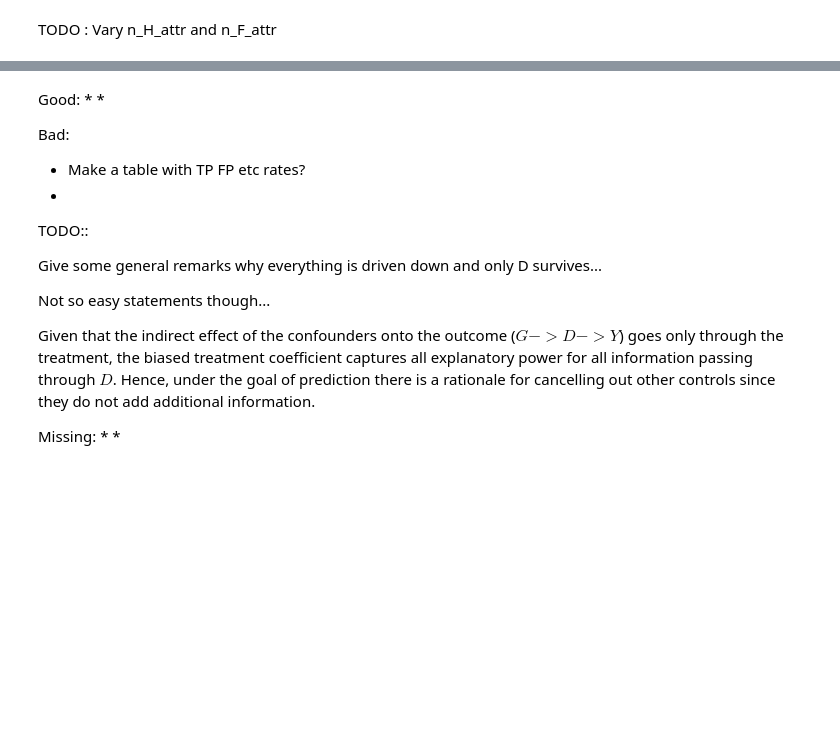
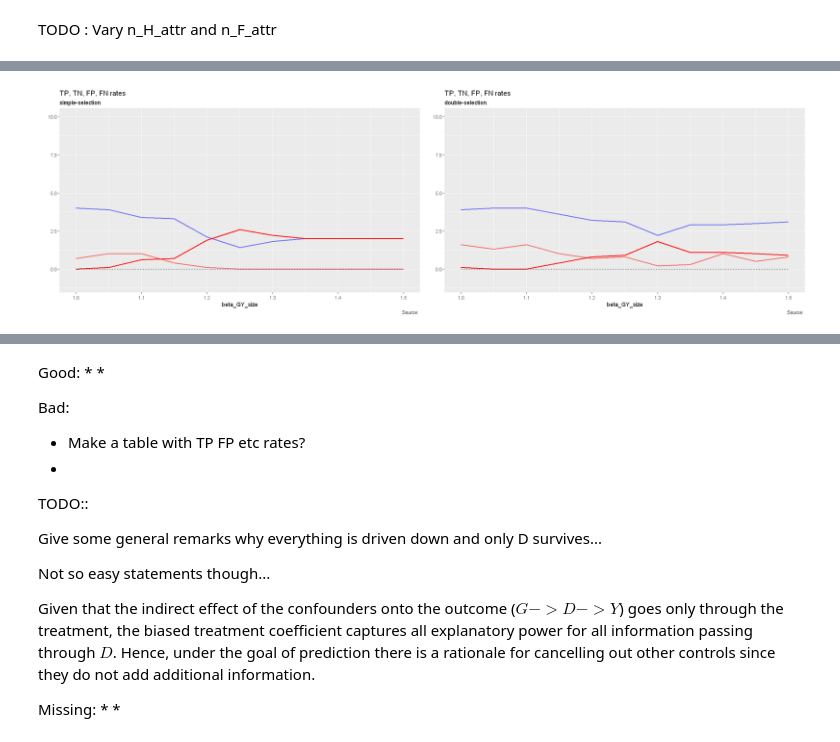
Before and after one commit to maxschae/compstat-project, a Jupyter notebook: CompStat_Project_Max_Schäfer.ipynb, the cells around one changed output, grey strips where cells are left out. Drawn from its saved outputs; the diff is of its cells as text; code cells hidden in the pictures; blank space fills up the shorter version.

```diff
--- a/CompStat_Project_Max_Schäfer.ipynb
+++ b/CompStat_Project_Max_Schäfer.ipynb
@@ -997,0 +1249,7 @@ TODO : Vary n_H_attr and n_F_attr
+# %%
+n_F_attr <- 30
+n_H_attr <- 30
+beta_F_size <- 1
+beta_H_size <- 1
+nonzero_controls <- 10
+beta_GD_size <- .25
@@ -997,0 +1295,18 @@ TODO : Vary n_H_attr and n_F_attr
+# %%
+selection_method <- "double"
+
+plots <- sim_plot_wrapper(dgp=dgp, R=R, iter_over=iter_over,
+                              sim_parameter_vec=sim_parameter_vec,
+                              selection_method=selection_method,
+                              n=n, n_F_attr=n_F_attr,
+                              n_G_attr=n_G_attr, n_H_attr=n_H_attr,
+                              treatment_effect=treatment_effect,
+                              beta_GD_size=beta_GD_size,
+                              beta_GY_size=beta_GY_size,
+                              beta_F_size=beta_F_size,
+                              nonzero_controls=nonzero_controls,
+                              ylim_select=c(-1, 10),
+                              ylim_bias=c(-1, 10))
+
+p_variable_select_double <- plots$p_variable_select
+p_confounder_bias_double <- plots$p_confounder_bias
@@ -997,0 +1321,3 @@ TODO : Vary n_H_attr and n_F_attr
+# %%
+grid.arrange(p_variable_select_simple, p_variable_select_double, nrow=1)
+# %% [output]
@@ -997,0 +1328 @@ TODO : Vary n_H_attr and n_F_attr
+[figure, added]
```
Also changed, not shown: parts of 32 cells of this notebook, 7 other files.
